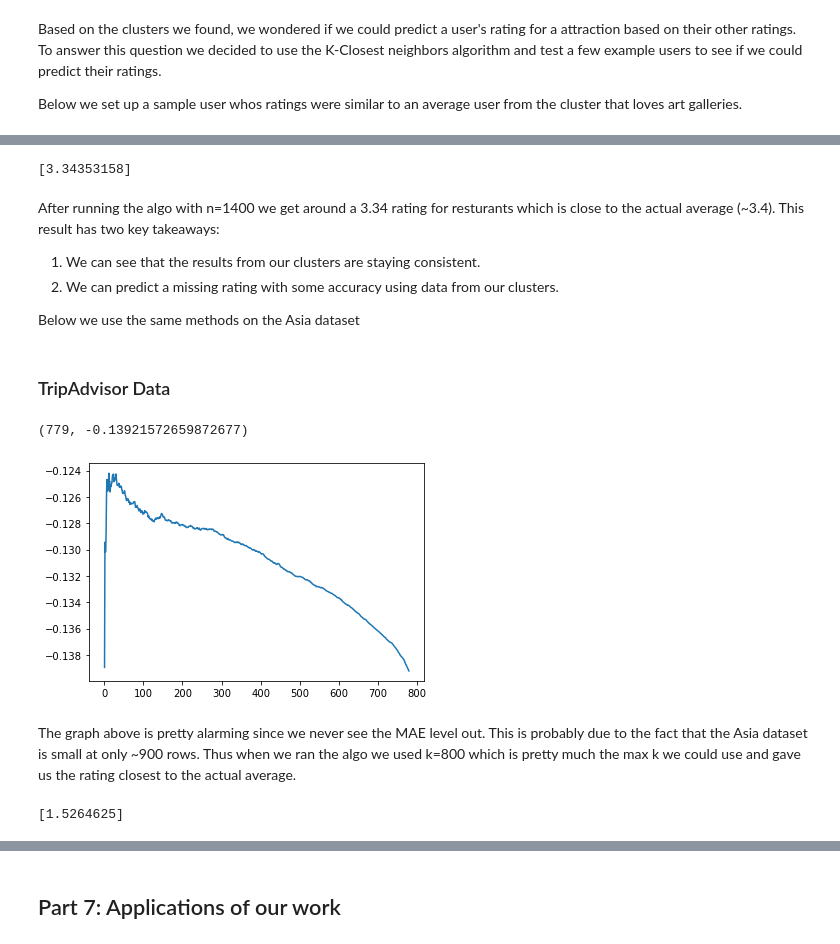
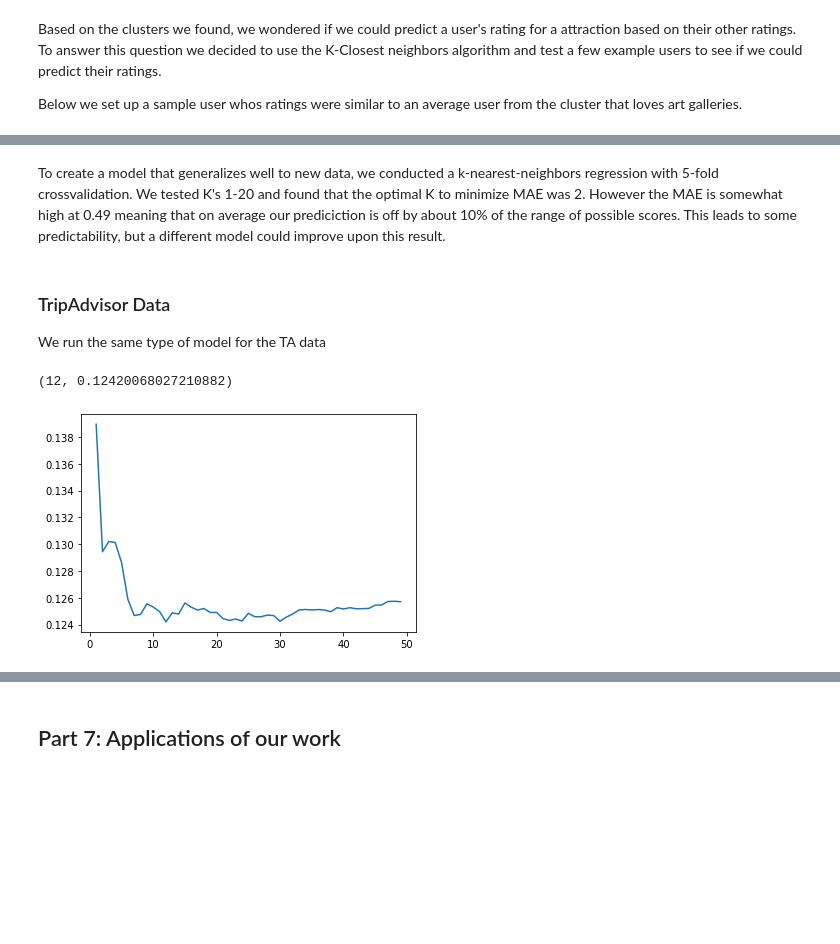
Before and after one commit to vasanth16/relishTravel, a Jupyter notebook: Analyzing Travel Preferences.ipynb, the cells around one changed output, grey strips where cells are left out. Drawn from its saved outputs; the diff is of its cells as text; code cells hidden in the pictures; blank space fills up the shorter version.

```diff
--- a/Analyzing Travel Preferences.ipynb
+++ b/Analyzing Travel Preferences.ipynb
@@ -634,15 +616,15 @@ scaler = StandardScaler()
 # %%
 average = 0
 MAE = {}
-low = (0,0)
-for i in range(2,30):
+high = (0,99)
+for i in range(1,20):
     model = KNeighborsRegressor(n_neighbors=i)
     pipeline = Pipeline([("vectorizer", vec), ("scaler", scaler), ("fit", model)])
-    scores = cross_val_score(pipeline, xTrainDict, yTrain, cv=5, scoring="neg_mean_absolute_error") # run pipeline with 5 folds
+    scores = -cross_val_score(pipeline, xTrainDict, yTrain, cv=5, scoring="neg_mean_absolute_error") # run pipeline with 5 folds
     MAE[i]=scores.mean() # find mean to plot easily
-    if scores.mean() > low[1]: #store value if lower
-        low = (i,scores.mean())
-print(low)
+    if scores.mean() < high[1]: #store value if lower
+        high = (i,scores.mean())
+print(high)
 plt.plot(*zip(*sorted(MAE.items()))) # plot all items
 plt.show()
 # %% [output]
@@ -658,25 +633,9 @@ To create a model that generalizes well to new data, we conducted a k-nearest-ne
-# %%
-vec.fit(xTrainDict)
-X_train = vec.transform(xTrainDict) # create training obj
-X_new = vec.transform(xNewDict)
-
-scaler.fit(X_train)
-X_train_sc = scaler.transform(X_train) # scale obj
-X_new_sc = scaler.transform(X_new)
-
-model = KNeighborsRegressor(n_neighbors=1900)
-model.fit(X_train_sc, yTrain)
-print(model.predict(X_new_sc))
-# %% [output]
-[3.34353158]
-# %% [markdown]
-After running the algo with n=1400 we get around a 3.34 rating for resturants which is close to the actual average (~3.4). This result has two key takeaways:
-1. We can see that the results from our clusters are staying consistent.
-2. We can predict a missing rating with some accuracy using data from our clusters.
-
-Below we use the same methods on the Asia dataset
-# %% [markdown]
-### TripAdvisor Data
+# %% [markdown]
+To create a model that generalizes well to new data, we conducted a k-nearest-neighbors regression with 5-fold crossvalidation. We tested K's 1-20 and found that the optimal K to minimize MAE was 2. However the MAE is somewhat high at 0.49 meaning that on average our prediciction is off by about 10% of the range of possible scores. This leads to some predictability, but a different model could improve upon this result.
+# %% [markdown]
+### TripAdvisor Data
+
+We run the same type of model for the TA data
 # %%
 TAKData = TAData[commonCategories] +1
 features = [
@@ -709,34 +655,17 @@ vec = DictVectorizer(sparse=False)
 scaler = StandardScaler()
 # %%
 MAE = {}
-low = (0,0)
-for i in range(1,780):
+high = (0,99)
+for i in range(1,50):
     model = KNeighborsRegressor(n_neighbors=i)
     pipeline = Pipeline([("vectorizer", vec), ("scaler", scaler), ("fit", model)])
-    scores = cross_val_score(pipeline, xTrainDict, yTrain, cv=5, scoring="neg_mean_absolute_error") # run pipeline with 5 folds
+    scores = -cross_val_score(pipeline, xTrainDict, yTrain, cv=5, scoring="neg_mean_absolute_error") # run pipeline with 5 folds
     MAE[i]=scores.mean() # find mean to plot easily
-    if scores.mean() < low[1]: #store value if lower
-        low = (i,scores.mean())
-print(low)
+    if scores.mean() < high[1]: #store value if lower
+        high = (i,scores.mean())
+print(high)
 plt.plot(*zip(*sorted(MAE.items()))) # plot all items
 plt.show()
 # %% [output]
-(779, -0.13921572659872677)
+(12, 0.12420068027210882)
-[figure, old version]
+[figure, new version]
-# %% [markdown]
-The graph above is pretty alarming since we never see the MAE level out. This is probably due to the fact that the Asia dataset is small at only ~900 rows. Thus when we ran the algo we used k=800 which is pretty much the max k we could use and gave us the rating closest to the actual average.
-# %%
-vec.fit(xTrainDict)
-X_train = vec.transform(xTrainDict)
-X_new = vec.transform(xNewDict)
-
-scaler.fit(X_train)
-X_train_sc = scaler.transform(X_train)
-X_new_sc = scaler.transform(X_new)
-
-
-model = KNeighborsRegressor(n_neighbors=800)
-model.fit(X_train_sc, yTrain)
-print(model.predict(X_new_sc))
-# %% [output]
-[1.5264625]
```
Also changed, not shown: parts of 16 cells of this notebook.
